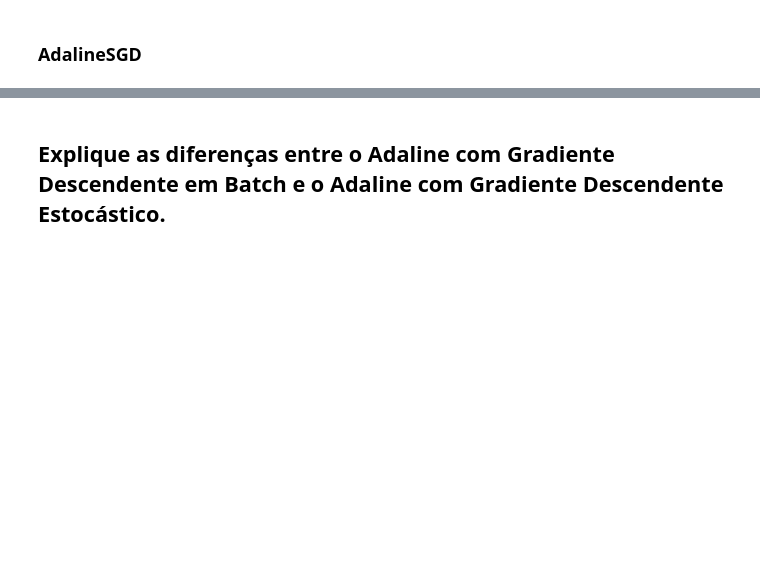
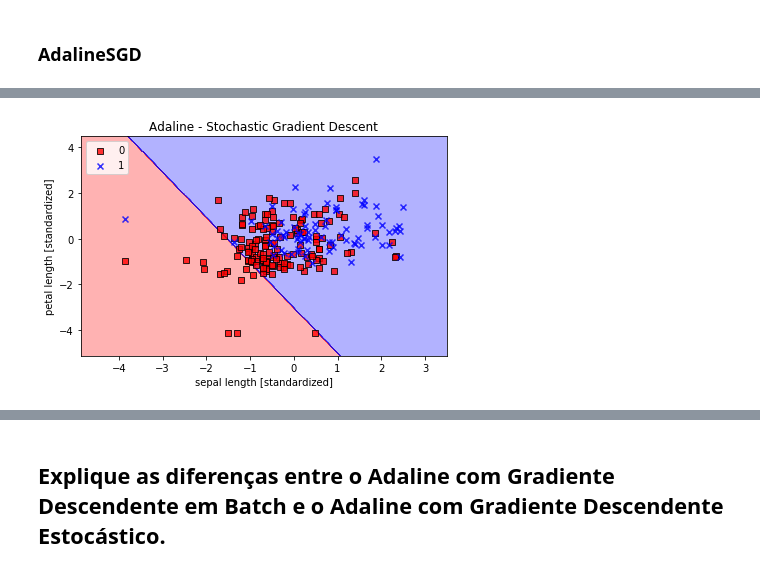
Before and after one commit to Eudalio/Aprendizado-de-Maquina, a Jupyter notebook: Exercicio_08/Lista_08.ipynb, the cells around one changed output, grey strips where cells are left out. Cells and saved outputs as stored; diff of their text form; code cells hidden in the pictures; blank space fills up the shorter version.

```diff
--- a/Exercicio_08/Lista_08.ipynb
+++ b/Exercicio_08/Lista_08.ipynb
@@ -137,17 +131,0 @@ plot_decision_regions(X_standard, y, classifier=adagd)
-# %%
-'''def mostrar_accs(X, y, model, skfold=skfold):
-    accs = 0.0
-    for train_index, test_index in skfold.split(X, y):
-        X_train, X_test = X[train_index], X[test_index]
-        y_train, y_test = y[train_index], y[test_index]
-
-        scaler = StandardScaler().fit(X_train)
-        X_train_std = scaler.transform(X_train)
-        X_test_std = scaler.transform(X_test)
-
-        model.fit(X_train_std, y_train)
-        ŷ = model.predict(X_test_std)
-
-        accs += metrics.accuracy_score(y_test, ŷ)
-
-    return accs/skfold.n_splits'''
@@ -247,0 +132,13 @@ SVM:  0.5585727539435035
+# %%
+adaline_g = adalineSGD.AdalineSGD(n_iter=15, eta=0.01, random_state=1)
+adaline_g.fit(X_train_std, y_train);
+# %%
+plt.title('Adaline - Stochastic Gradient Descent')
+plt.xlabel('sepal length [standardized]')
+plt.ylabel('petal length [standardized]')
+plt.tight_layout()
+plot_decision_regions(X_test_std, y_test, classifier=adaline_g)
+
+plt.show()
+# %% [output]
+[figure, added]
```
Also changed, not shown: parts of 20 cells of this notebook, 2 other files.
